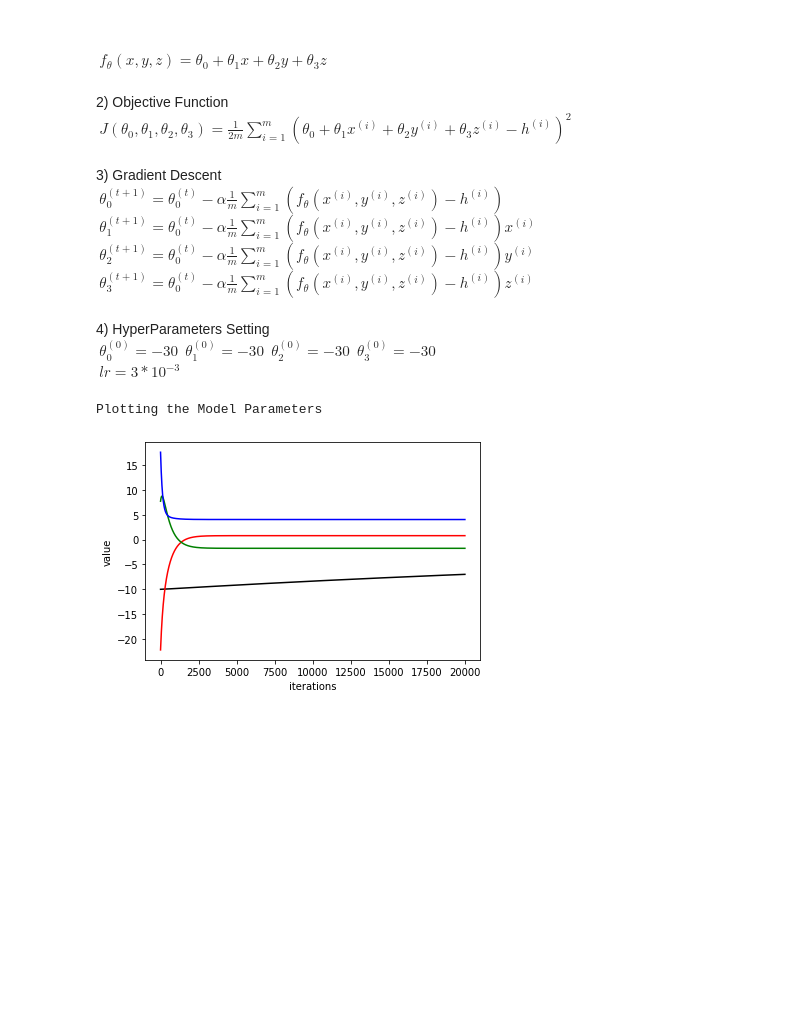
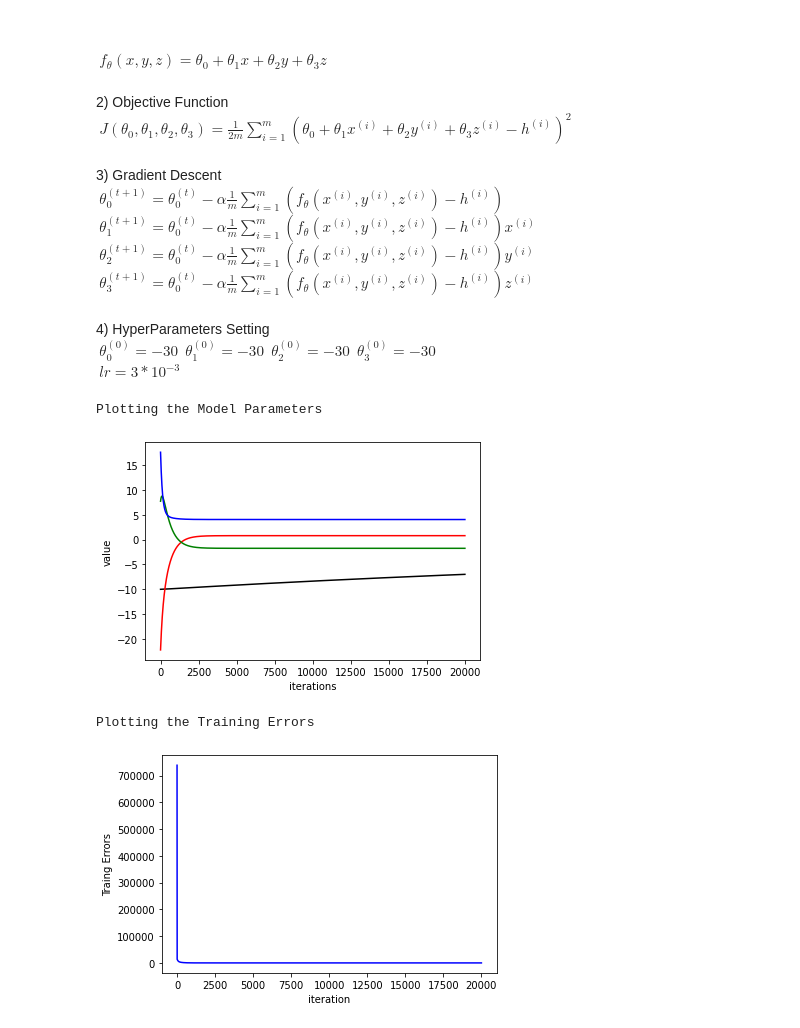
Before and after one commit to BupyeongHealer/class-MachineLearning, a Jupyter notebook: assignment04.ipynb, the cells around one changed output. Drawn from its saved outputs; the diff is of its cells as text; code cells hidden in the pictures; blank space fills up the shorter version.

Commit message:
Plotting the training error

```diff
--- a/assignment04.ipynb
+++ b/assignment04.ipynb
@@ -108,30 +108,38 @@ def main():
     train_value = objectiveFunction(train_data, theta_0, theta_1, theta_2, theta_3)
     theta_0, theta_1, theta_2, theta_3 = gradientDescent(train_data, theta_0, theta_1, theta_2, theta_3)
     test_value = objectiveFunction(test_data, theta_0, theta_1, theta_2, theta_3)
 
     #data 수집
     iters.append(iter)
     train_costs.append(train_value)
     test_costs.append(test_value)
     theta_0s.append(theta_0)
     theta_1s.append(theta_1)
     theta_2s.append(theta_2)
     theta_3s.append(theta_3)
 
   print("Plotting the Model Parameters")
   fig = plt.figure()
   graph1 = plt.plot(iters, theta_0s, 'k')
   graph2 = plt.plot(iters, theta_1s, 'r')
   graph3 = plt.plot(iters, theta_2s, 'g')
   graph4 = plt.plot(iters, theta_3s, 'b')
   plt.xlabel('iterations')
   plt.ylabel('value')
   plt.show()
 
+  print("Plotting the Training Errors")
+  plt.plot(iters, train_costs, 'b')
+  plt.xlabel('iteration')
+  plt.ylabel('Traing Errors')
+  plt.show()
+
 
 
 if __name__ == "__main__":
   main()
 # %% [output]
 Plotting the Model Parameters
 [figure]
+Plotting the Training Errors
+[figure, added]
```
